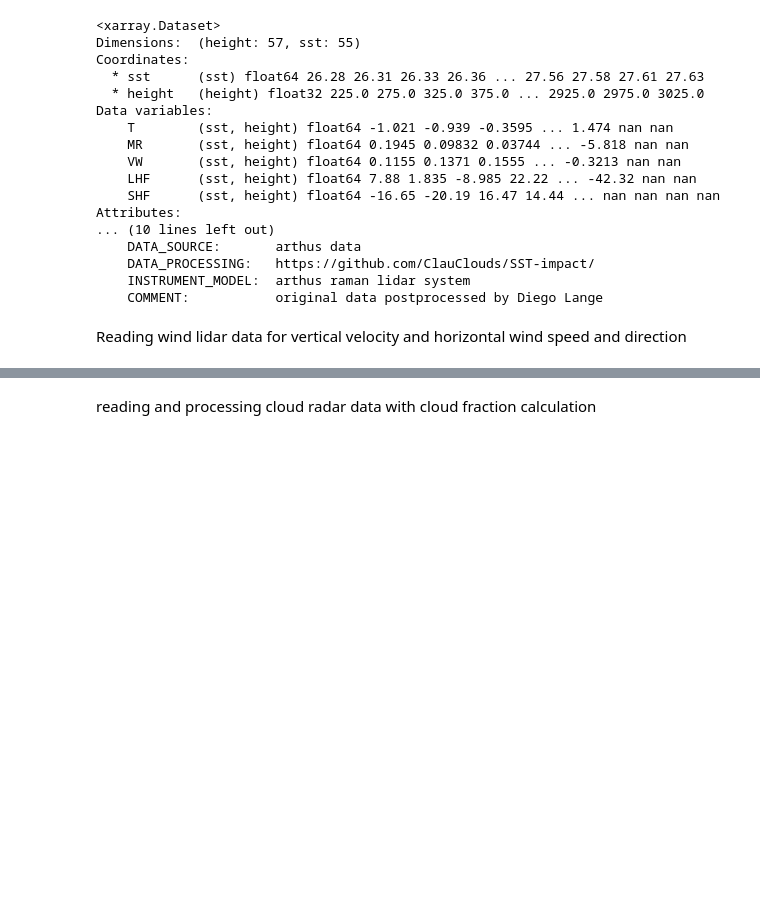
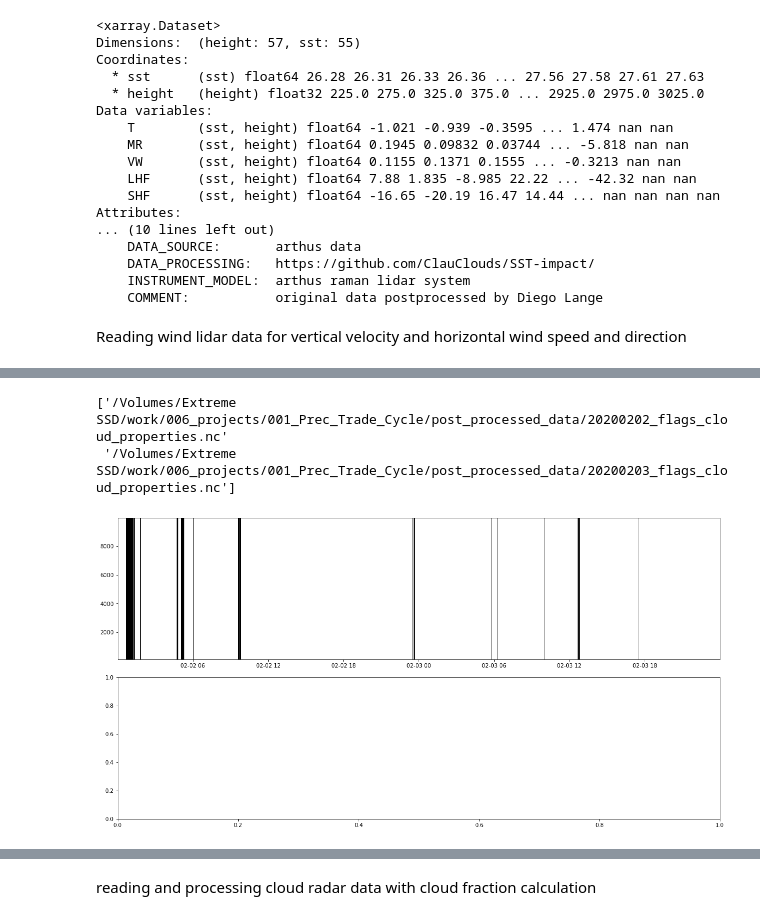
Before and after one commit to ClauClouds/SST-impact, a Jupyter notebook: binning_sst_all_data.ipynb, the cells around one changed output, grey strips where cells are left out. Cells and saved outputs as stored; diff of their text form; code cells hidden in the pictures; blank space fills up the shorter version.

```diff
--- a/binning_sst_all_data.ipynb
+++ b/binning_sst_all_data.ipynb
@@ -330,0 +356,27 @@ Reading wind lidar data for vertical velocity and horizontal wind speed and dire
+# %%
+# reading data containing flags to filter out rainy columns
+flag_file_list = np.sort(glob.glob('/Volumes/Extreme SSD/work/006_projects/001_Prec_Trade_Cycle/post_processed_data/*_flags_cloud_properties.nc'))
+flag_file_list = flag_file_list[13:15]
+print(flag_file_list)
+data_1 = xr.open_dataset(flag_file_list[0])
+data_2 = xr.open_dataset(flag_file_list[1])
+data_1 = data_1.drop('cloud_top_height')
+data_2 = data_2.drop('cloud_top_height')
+flag_data = xr.merge([data_1, data_2]) #, dim='time')
+# %% [output]
+['/Volumes/Extreme SSD/work/006_projects/001_Prec_Trade_Cycle/post_processed_data/20200202_flags_cloud_properties.nc'
+ '/Volumes/Extreme SSD/work/006_projects/001_Prec_Trade_Cycle/post_processed_data/20200203_flags_cloud_properties.nc']
+# %%
+# building a mask to filter out Ze rainy columns and substitute them with nans
+# set to nan the values out of the thresholds for the selected variable
+mask = np.zeros((len(flag_data.time.values), len(radar_data.height.values)))
+for ind in range(len(flag_data.time.values)):
+    if (flag_data["flag_rain_ground"].values[ind] == 1) | (flag_data["flag_rain"].values[ind] == 1):
+        mask[ind,:] = np.repeat(1, len(radar_data.height.values))
+
+fig, axs = plt.subplots(2, 1, figsize=(16, 8), constrained_layout=True)
+mesh = axs[0].pcolormesh(pd.to_datetime(radar_data['time'].values),\
+                         radar_data['height'].values, \
+                         mask.T, cmap='Greys', vmin=0., vmax=1)
+# %% [output]
+[figure, added]
```
Also changed, not shown: parts of 7 cells of this notebook.
